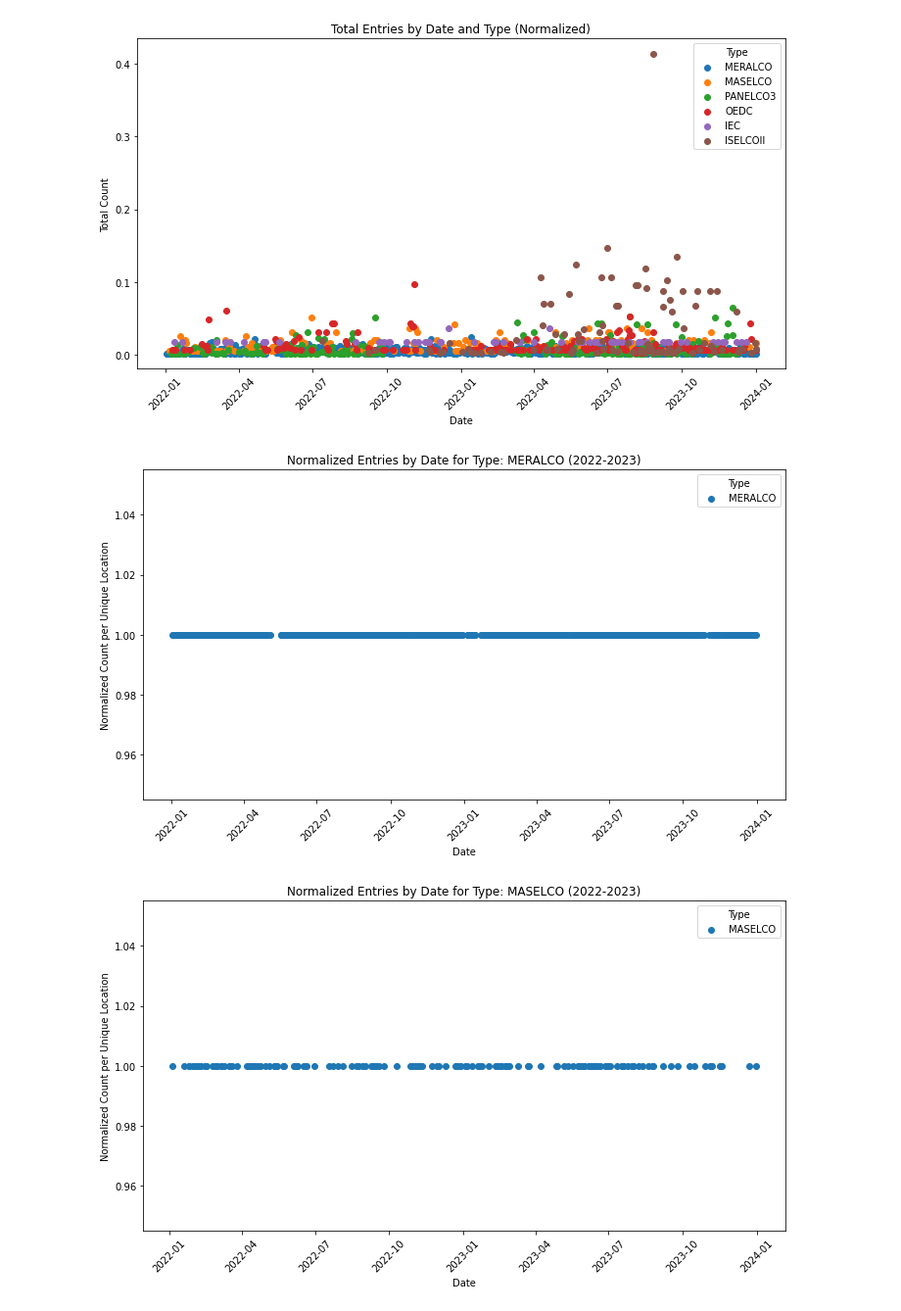
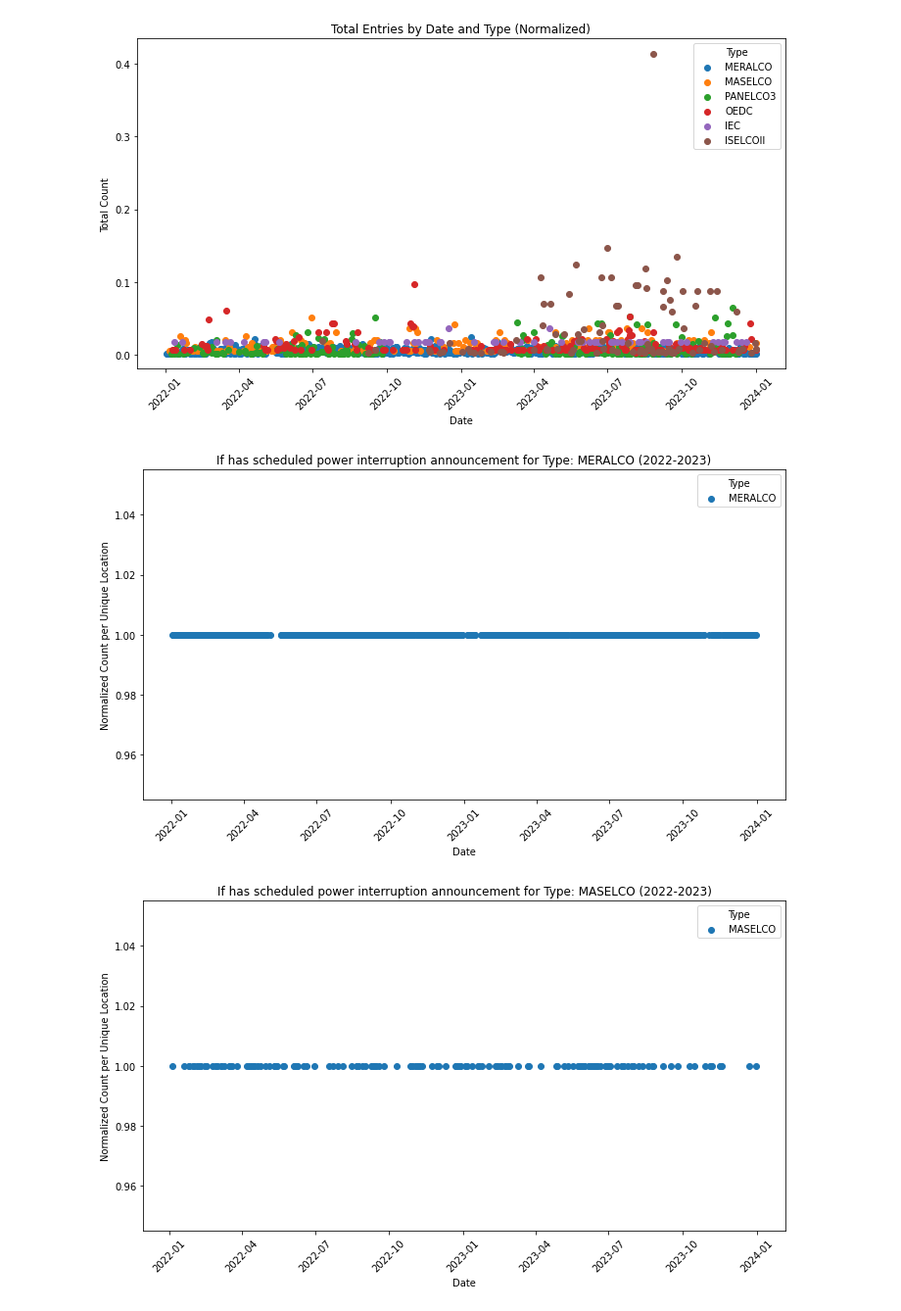
Before and after one commit to smtnhacker/cs132-ph-electric-shortages, a Jupyter notebook: data-gathering/eda.ipynb, the cells around one changed output. Shown at 98% size. Drawn from its saved outputs; the diff is of its cells as text; code cells hidden in the pictures.

```diff
--- a/data-gathering/eda.ipynb
+++ b/data-gathering/eda.ipynb
@@ -92,33 +92,33 @@ plt.show()
 # %%
 import matplotlib.pyplot as plt
 import pandas as pd
 
 df = pd.read_csv('data.csv')
 df['date'] = pd.to_datetime(df['date'])
 
 # Filter data for dates within 2022-2023
 start_date = pd.Timestamp('2022-01-01')
 end_date = pd.Timestamp('2023-12-31')
 df = df[(df['date'] >= start_date) & (df['date'] <= end_date)]
 
 # Aggregate data by date and type, counting entries
 aggregated_data = df.groupby(['date', 'type']).size().reset_index(name='count')
 aggregated_data['has_brownout'] = aggregated_data.apply(
     lambda row: 1 if row['count'] else 0, axis=1)
 
 # Create a scatter plot
 for dtype in aggregated_data['type'].unique():
     plt.figure(figsize=(10, 6))
     subset = aggregated_data[aggregated_data['type'] == dtype]
     plt.scatter(subset['date'], subset['has_brownout'], label=dtype)
 
     plt.xlabel('Date')
     plt.ylabel('Normalized Count per Unique Location')
-    plt.title(f'Normalized Entries by Date for Type: {dtype} (2022-2023)')
+    plt.title(f'If has scheduled power interruption announcement for Type: {dtype} (2022-2023)')
     plt.xticks(rotation=45)  # Rotate labels for better readability
     plt.legend(title='Type')
     plt.tight_layout()  # Adjust layout to make room for label rotation
     plt.show()
 # %% [output]
-[figure, old version]
+[figure, new version]
-[figure, old version]
+[figure, new version]
```
Also changed, not shown: parts of 3 cells of this notebook.
